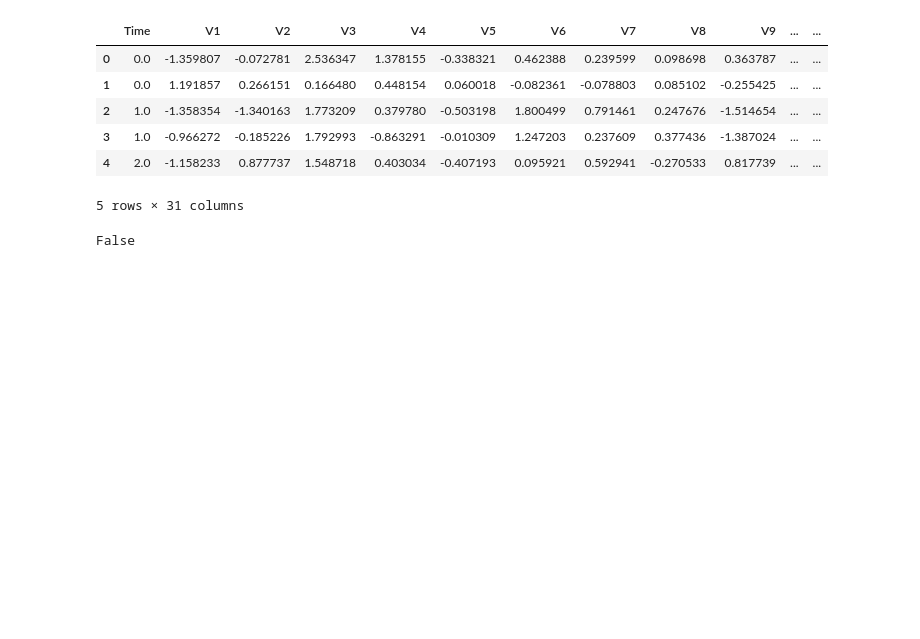
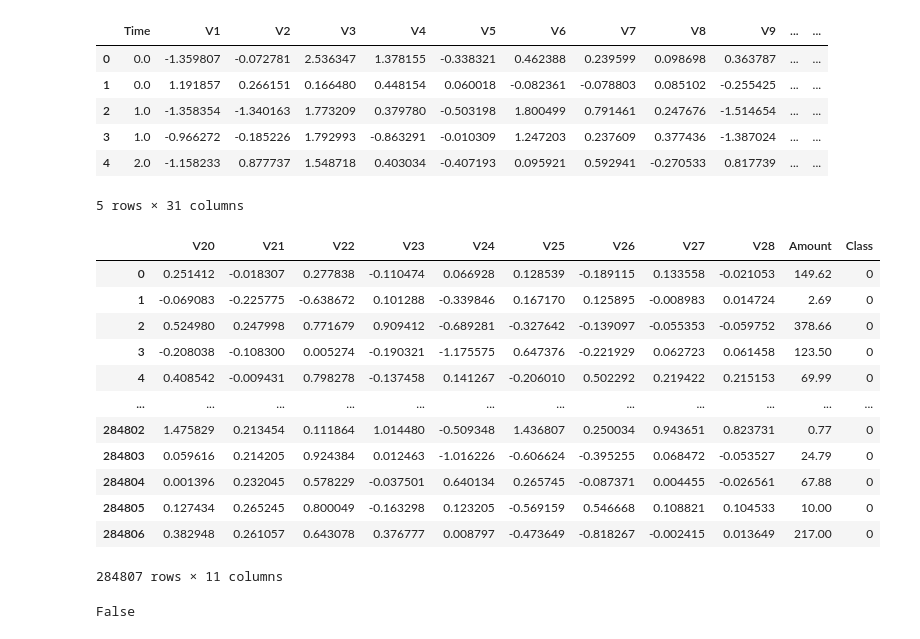
Before and after one commit to SalehMehrabani/Deep-Learning, a Jupyter notebook: NN8.ipynb, the cells around one changed output. Saved outputs shown, nothing was run; the diff lists cells and outputs as text; code cells hidden in the pictures; blank space fills up the shorter version.

```diff
--- a/NN8.ipynb
+++ b/NN8.ipynb
@@ -32,6 +32,22 @@ df.head()
 | 3 | 1.0 | -0.966272 | -0.185226 | 1.792993 | -0.863291 | -0.010309 | 1.247203 | 0.237609 | 0.377436 | -1.387024 | ... | ... |
 | 4 | 2.0 | -1.158233 | 0.877737 | 1.548718 | 0.403034 | -0.407193 | 0.095921 | 0.592941 | -0.270533 | 0.817739 | ... | ... |
 5 rows × 31 columns
+# %%
+df[df.columns[20:]]
+# %% [output]
+|  | V20 | V21 | V22 | V23 | V24 | V25 | V26 | V27 | V28 | Amount | Class |
+| 0 | 0.251412 | -0.018307 | 0.277838 | -0.110474 | 0.066928 | 0.128539 | -0.189115 | 0.133558 | -0.021053 | 149.62 | 0 |
+| 1 | -0.069083 | -0.225775 | -0.638672 | 0.101288 | -0.339846 | 0.167170 | 0.125895 | -0.008983 | 0.014724 | 2.69 | 0 |
+| 2 | 0.524980 | 0.247998 | 0.771679 | 0.909412 | -0.689281 | -0.327642 | -0.139097 | -0.055353 | -0.059752 | 378.66 | 0 |
+| 3 | -0.208038 | -0.108300 | 0.005274 | -0.190321 | -1.175575 | 0.647376 | -0.221929 | 0.062723 | 0.061458 | 123.50 | 0 |
+| 4 | 0.408542 | -0.009431 | 0.798278 | -0.137458 | 0.141267 | -0.206010 | 0.502292 | 0.219422 | 0.215153 | 69.99 | 0 |
+| ... | ... | ... | ... | ... | ... | ... | ... | ... | ... | ... | ... |
+| 284802 | 1.475829 | 0.213454 | 0.111864 | 1.014480 | -0.509348 | 1.436807 | 0.250034 | 0.943651 | 0.823731 | 0.77 | 0 |
+| 284803 | 0.059616 | 0.214205 | 0.924384 | 0.012463 | -1.016226 | -0.606624 | -0.395255 | 0.068472 | -0.053527 | 24.79 | 0 |
+| 284804 | 0.001396 | 0.232045 | 0.578229 | -0.037501 | 0.640134 | 0.265745 | -0.087371 | 0.004455 | -0.026561 | 67.88 | 0 |
+| 284805 | 0.127434 | 0.265245 | 0.800049 | -0.163298 | 0.123205 | -0.569159 | 0.546668 | 0.108821 | 0.104533 | 10.00 | 0 |
+| 284806 | 0.382948 | 0.261057 | 0.643078 | 0.376777 | 0.008797 | -0.473649 | -0.818267 | -0.002415 | 0.013649 | 217.00 | 0 |
+284807 rows × 11 columns
 # %%
 df.isna().sum().any()
 # %% [output]
```
Also changed, not shown: parts of 6 cells of this notebook.
